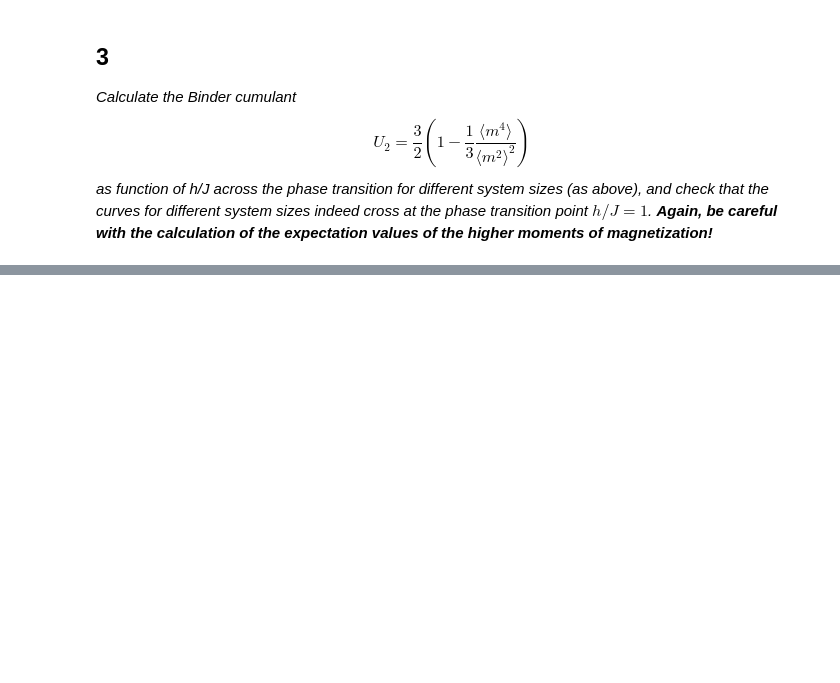
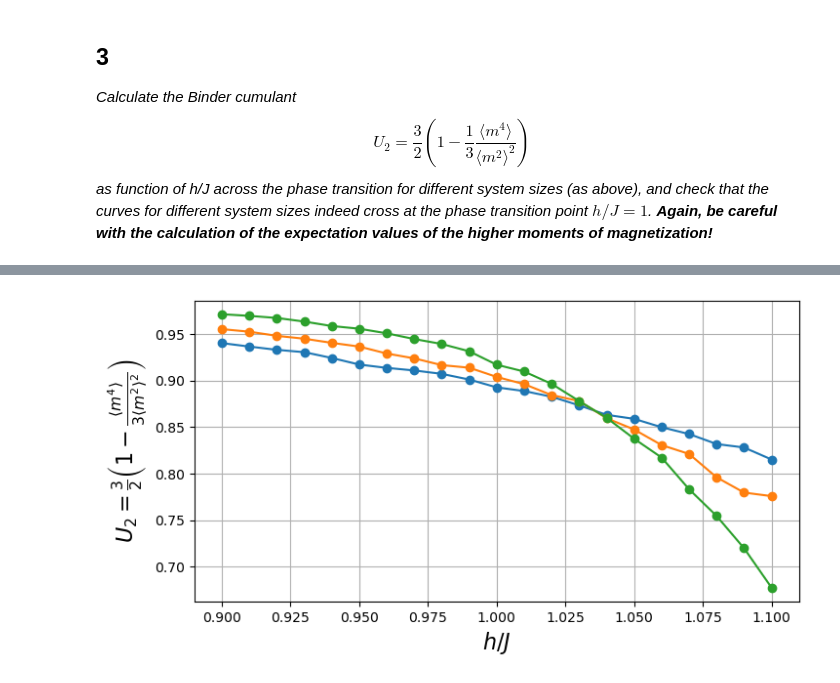
Before and after one commit to NOAMOPH/Computational-Methods-for-Many-Body-Physics, a Jupyter notebook: ProblemSets/PS05.ipynb, the cells around one changed output, grey strips where cells are left out. Cells and saved outputs as stored; diff of their text form; code cells hidden in the pictures; blank space fills up the shorter version.

```diff
--- a/ProblemSets/PS05.ipynb
+++ b/ProblemSets/PS05.ipynb
@@ -237,0 +288,19 @@ U_2 =
+# %%
+Nxs = [8, 16 ,32]
+hs = 0.9:0.01:1.1
+T = 0.1
+dtau = 0.1
+Nsw = 10000
+Neq = 1000
+
+m1 = zeros(length(Nxs), length(hs))
+m2 = zeros(length(Nxs), length(hs))
+m4 = zeros(length(Nxs), length(hs))
+
+for (i,h) in enumerate(hs)
+    for (j,Nx) in enumerate(Nxs)
+        println(h, Nx)
+        m1[j,i], m2[j,i], m4[j,i] = TFIM_MC(Nx, T, dtau, h, Nsw, Neq)
+        # @show typeof(res)
+    end
+end
@@ -237,0 +325,14 @@ U_2 =
+# %%
+U2 = 3 .* ( 1 .- m4 ./ (3 .* m2 .^ 2)) ./ 2
+
+fig, ax = subplots(figsize=(8,4))
+
+for i = 1:3
+    ax.plot(hs,U2[i,:],"-o")
+end
+ax.set_xlabel(L"$h/J$",fontsize=16)
+ax.set_ylabel(L"U_2 = \frac{3}{2}\left(1-\frac{\langle m^4 \rangle}{3 \langle m^2 \rangle^2}\right)",fontsize=16)
+ax.grid()
+gcf()
+# %% [output]
+[figure, added]
```
Also changed, not shown: parts of 13 cells of this notebook.
